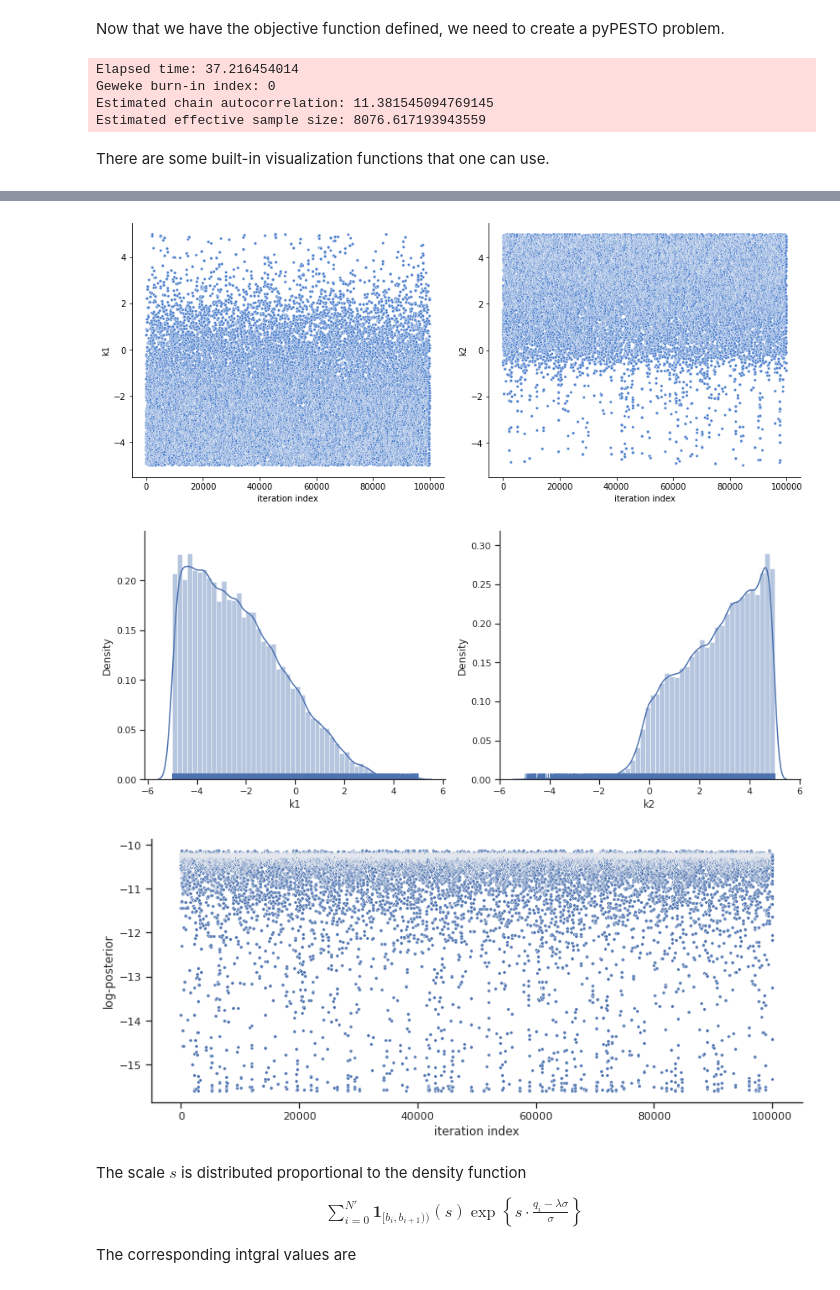
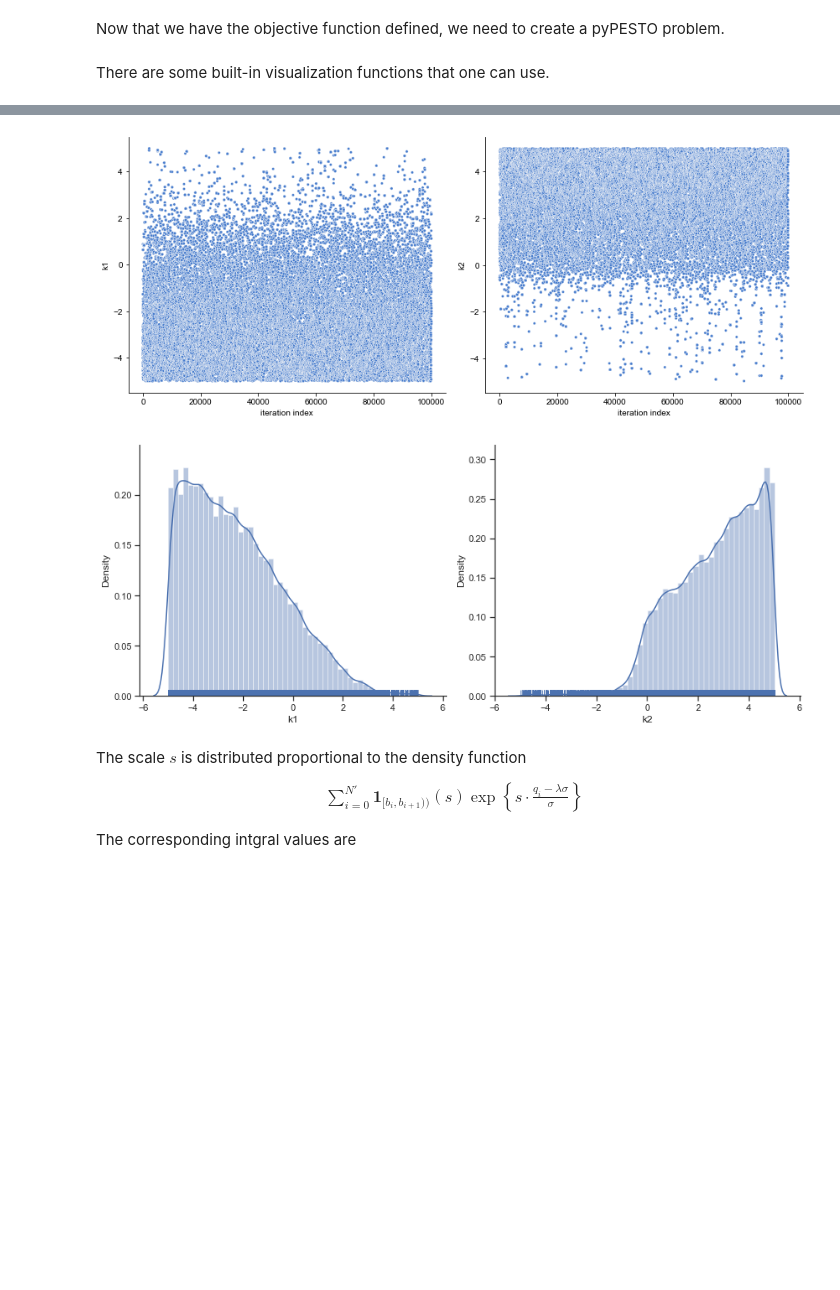
Before and after one commit to feddersmichael/Bachelor-Thesis-Marginal-Sampling, a Jupyter notebook: Sampling/Laplacian_noise/Conversion_Reaction_model/Laplacian_noise-Conversion_Reaction-scaling_Marginalised-minimalExample.ipynb, the cells around one changed output, grey strips where cells are left out. Drawn from its saved outputs; the diff is of its cells as text; code cells hidden in the pictures; blank space fills up the shorter version.

```diff
--- a/Sampling/Laplacian_noise/Conversion_Reaction_model/Laplacian_noise-Conversion_Reaction-scaling_Marginalised-minimalExample.ipynb
+++ b/Sampling/Laplacian_noise/Conversion_Reaction_model/Laplacian_noise-Conversion_Reaction-scaling_Marginalised-minimalExample.ipynb
@@ -27,6 +27,11 @@ elif datatype == "switch":
 else:
     petab_problem = petab.Problem.from_yaml(
     "corrupted_data/SS_conversion_reaction_loss.yaml")
+
+analytic_values = np.zeros(100001)
+numeric_values = np.zeros(100001)
+k1_k2 = np.zeros((100001, 2))
+step = 0
 # %%
 dataframe = pd.read_csv("data/SS_measurements_scaling.tsv", sep = "\t")
 # %%
@@ -63,7 +68,7 @@ def negative_log_marginalised_posterior(x):
     N = len(tvec)
 
     # simulate model
-    simulation = simulate_model(np.exp(x), tvec)
+    simulation = np.asarray(simulate_model(np.exp(x), tvec))
 
 
     #we need now to sort the b-vector by size, remove the values for simulation = 0 and then apply
@@ -133,9 +138,17 @@ def negative_log_marginalised_posterior(x):
 
 
     # return NEGATIVE log posterior (required for pyPESTO)
+    global step
+    analytic_log_post = np.log(lamda) - N*(np.log(2) + np.log(shape)) + np.log(l_llh)
+    numeric_log_post = numerical_log_post(data, simulation)
+    analytic_values[step] = analytic_log_post
+    numeric_values[step] = numeric_log_post
+    k1_k2[step, 0] = x[0]
+    k1_k2[step, 1] = x[1]
 
+    step += 1
 
-    return -(np.log(lamda) - N*(np.log(2) + np.log(shape)) + np.log(l_llh))
+    return - analytic_log_post
 # %%
 def posterior(scale, data, simulation):
     """ Negative log posterior function."""
@@ -256,11 +273,6 @@ for n in range(runs):
         results = result.sample_result
         with open('Results/Full_parameter/' + str(n) + '.pickle','wb') as result_file:
             pickle.dump(results, result_file, n)
-# %% [output]
-Elapsed time: 37.216454014
-Geweke burn-in index: 0
-Estimated chain autocorrelation: 11.381545094769145
-Estimated effective sample size: 8076.617193943559
 # %% [markdown]
 There are some built-in visualization functions that one can use.
 # %%
@@ -272,5 +284,5 @@ print(result.sample_result.effective_sample_size/result.sample_result.time)
 ax = visualize.sampling.sampling_parameters_trace(result, use_problem_bounds=False, full_trace=True, size=(12,5))
 # Visualize the one-dimensional marginals --> Important!
 ax = visualize.sampling_1d_marginals(result, size=(12,5))
-ax = visualize.sampling_fval_traces(result, size=(12,5))
+#ax = visualize.sampling_fval_traces(result, size=(12,5))
 # %% [output]
@@ -279,6 +291,5 @@ ax = visualize.sampling_fval_traces(result, size=(12,5))
 [figure]
-[figure, old version]
+[figure, new version]
-[figure, removed]
 # %% [markdown]
 The scale $s$ is distributed proportional to the density function
 \begin{align*}
```
Also changed, not shown: parts of 12 cells of this notebook, 2 other files.
